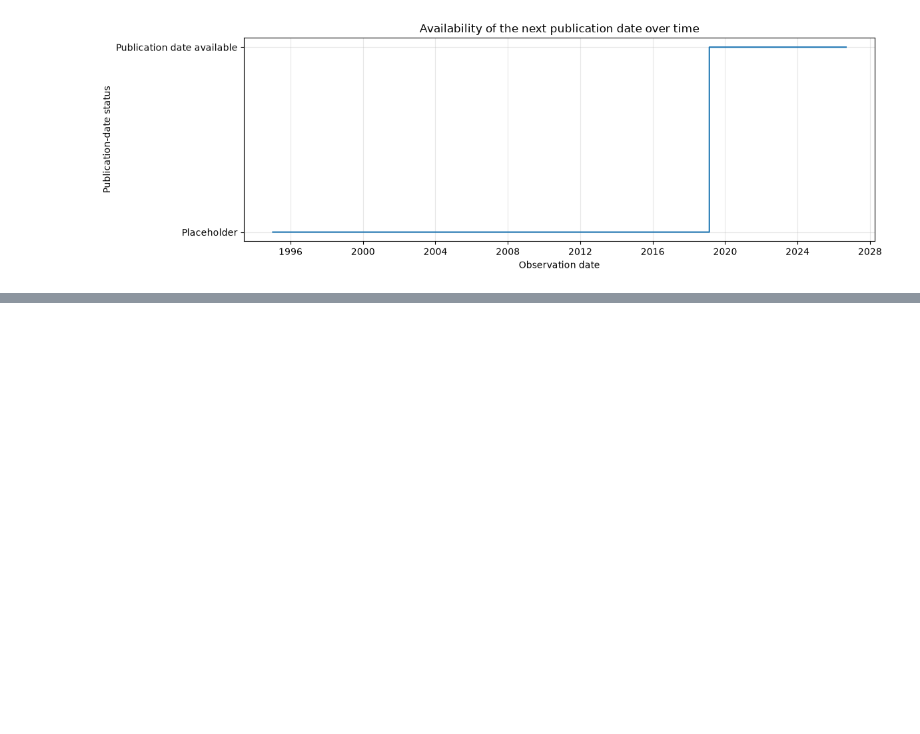
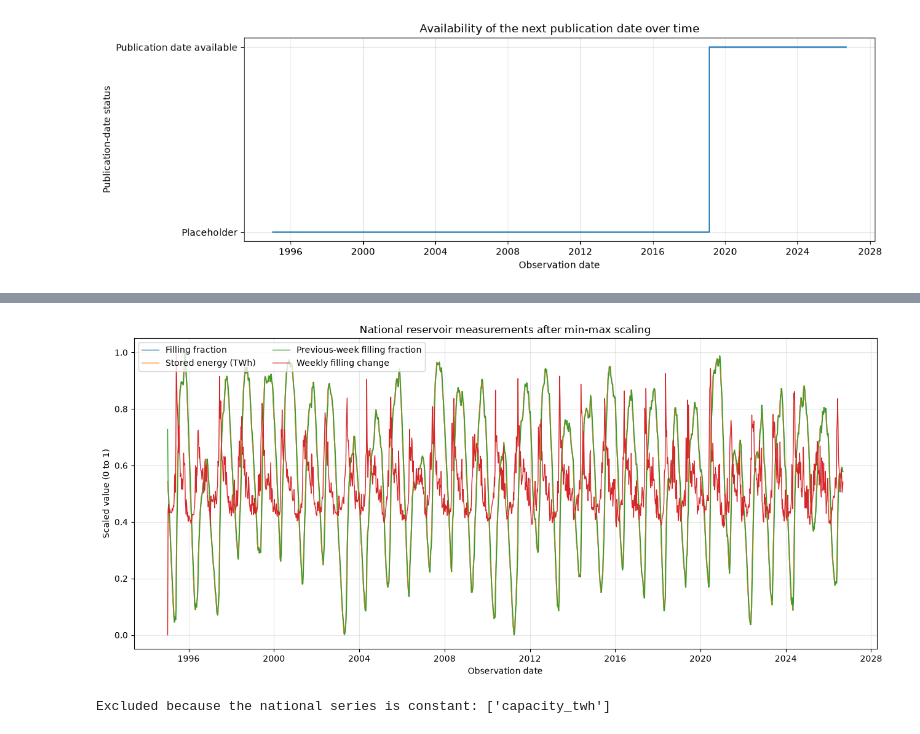
Before and after one commit to G0KU-DOTCOM/Streamlit_dashboard, a Jupyter notebook: notebooks/prosjekt_part1.ipynb, the cells around one changed output, grey strips where cells are left out. Drawn from its saved outputs; the diff is of its cells as text; code cells hidden in the pictures; blank space fills up the shorter version.

```diff
--- a/notebooks/prosjekt_part1.ipynb
+++ b/notebooks/prosjekt_part1.ipynb
@@ -521,0 +573,38 @@ for column, settings in measurement_plots.items():
+# %%
+# Min-max scaling requires variation, so I automatically leave out columns
+# that are constant. National capacity is constant in this CSV.
+changing_measurements = [
+    column for column in measurement_columns
+    if national_data[column].nunique() > 1
+]
+
+scaled_measurements = national_data[changing_measurements].apply(
+    lambda column: (column - column.min()) / (column.max() - column.min())
+)
+
+fig, axis = plt.subplots(figsize=(13, 6))
+
+for column in changing_measurements:
+    axis.plot(
+        national_data["observation_date"],
+        scaled_measurements[column],
+        label=measurement_labels[column],
+        linewidth=1
+    )
+
+axis.set_title("National reservoir measurements after min-max scaling")
+axis.set_xlabel("Observation date")
+axis.set_ylabel("Scaled value (0 to 1)")
+axis.legend(loc="upper left", ncol=2)
+axis.grid(alpha=0.3)
+plt.tight_layout()
+plt.show()
+
+excluded_columns = [
+    column for column in measurement_columns
+    if column not in changing_measurements
+]
+print("Excluded because the national series is constant:", excluded_columns)
+# %% [output]
+[figure, added]
+Excluded because the national series is constant: ['capacity_twh']
```
Also changed, not shown: parts of 22 cells of this notebook.
